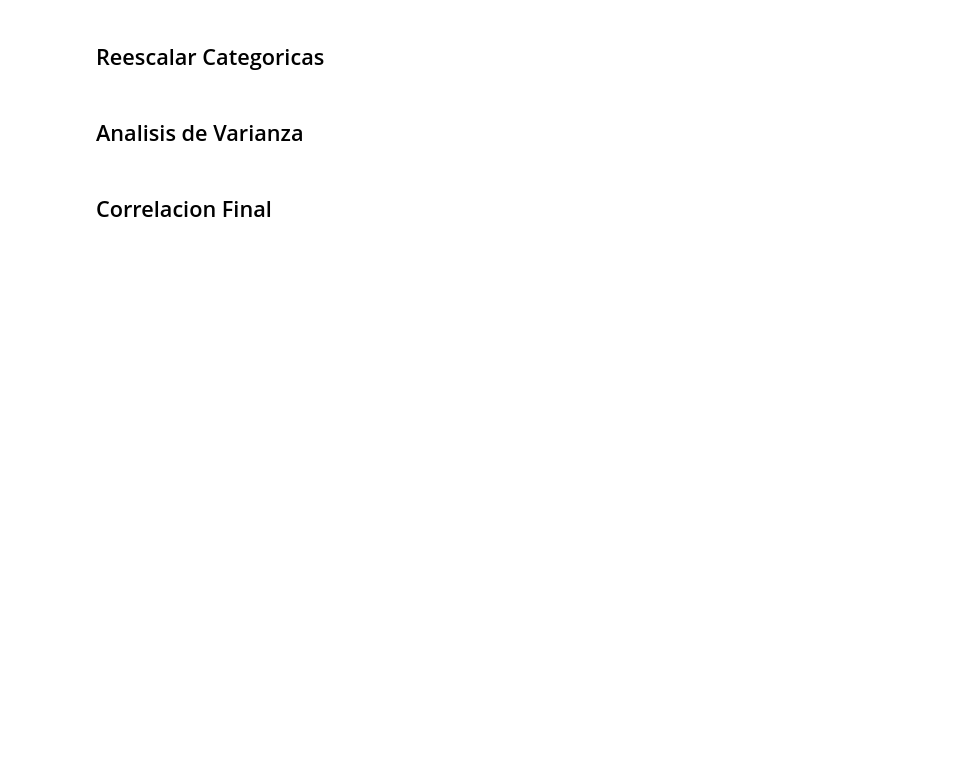
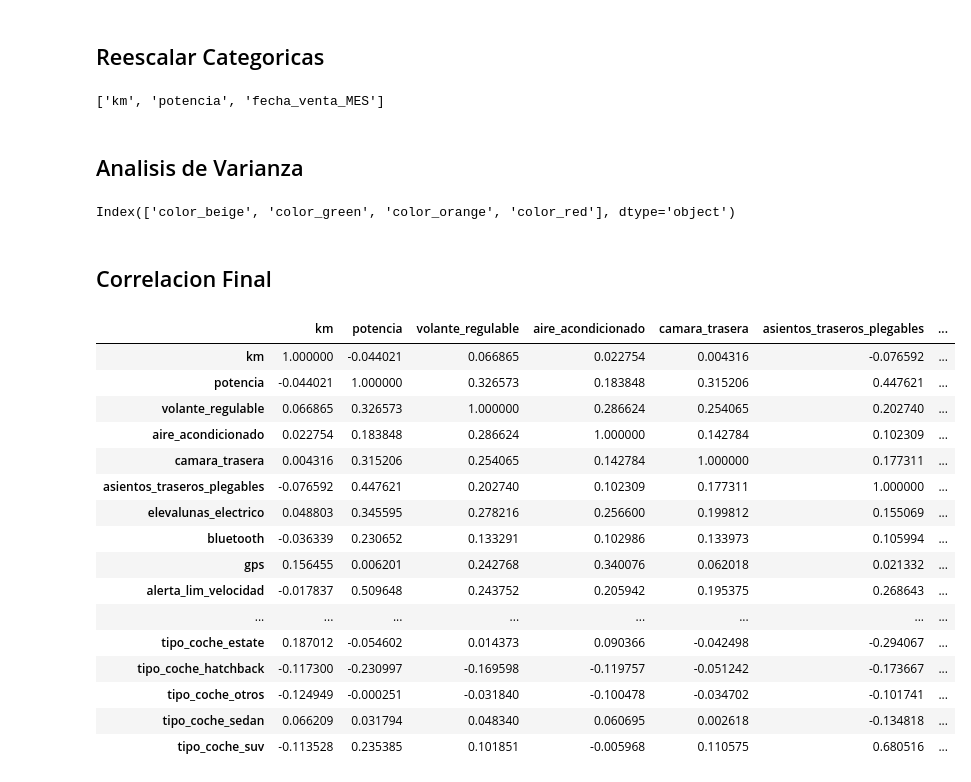
Before and after one commit to rsteelh/bmw-pricing, a Jupyter notebook: entregable1-rs.ipynb, the cells around one changed output. Drawn from its saved outputs; the diff is of its cells as text; code cells hidden in the pictures; blank space fills up the shorter version.

```diff
--- a/entregable1-rs.ipynb
+++ b/entregable1-rs.ipynb
@@ -271 +639,5 @@ df6.shape
+# %%
+lnum2
+# %% [output]
+['km', 'potencia', 'fecha_venta_MES']
 # %%
@@ -273,8 +645,17 @@ df6=pd.get_dummies(data=df6 ,columns=lcat)
+# %%
+minMaxResultado=MinMaxScaler()
+df7[lnum2]=minMaxResultado.fit_transform(df7[lnum2])
+# %%
+for i in df7:
+    if df7[i].dtype.kind=="b":
+        df7[i]=df7[i].astype(int)
 # %% [markdown]
 ## Analisis de Varianza
 # %%
 vt = VarianceThreshold(threshold = 0.01)
-vt.fit(df6)
+vt.fit(df7)
 
-cols_lowvar = df6.columns[vt.get_support()==False]
+cols_lowvar = df7.columns[vt.get_support()==False]
 cols_lowvar
+# %% [output]
+Index(['color_beige', 'color_green', 'color_orange', 'color_red'], dtype='object')
@@ -283,5 +662,25 @@ df6=df6.drop(columns=['color_beige', 'color_green', 'color_orange', 'color_red']
+# %%
+df7=df7.drop(columns=cols_lowvar)
 # %% [markdown]
 ## Correlacion Final
 # %%
-corr2 = df6.corr(numeric_only = True)
+corr2 = df7.corr(numeric_only = True)
 corr2.style.background_gradient(cmap='coolwarm')
+# %% [output]
+|  | km | potencia | volante_regulable | aire_acondicionado | camara_trasera | asientos_traseros_plegables | ... |
+| km | 1.000000 | -0.044021 | 0.066865 | 0.022754 | 0.004316 | -0.076592 | ... |
+| potencia | -0.044021 | 1.000000 | 0.326573 | 0.183848 | 0.315206 | 0.447621 | ... |
+| volante_regulable | 0.066865 | 0.326573 | 1.000000 | 0.286624 | 0.254065 | 0.202740 | ... |
+| aire_acondicionado | 0.022754 | 0.183848 | 0.286624 | 1.000000 | 0.142784 | 0.102309 | ... |
+| camara_trasera | 0.004316 | 0.315206 | 0.254065 | 0.142784 | 1.000000 | 0.177311 | ... |
+| asientos_traseros_plegables | -0.076592 | 0.447621 | 0.202740 | 0.102309 | 0.177311 | 1.000000 | ... |
+| elevalunas_electrico | 0.048803 | 0.345595 | 0.278216 | 0.256600 | 0.199812 | 0.155069 | ... |
+| bluetooth | -0.036339 | 0.230652 | 0.133291 | 0.102986 | 0.133973 | 0.105994 | ... |
+| gps | 0.156455 | 0.006201 | 0.242768 | 0.340076 | 0.062018 | 0.021332 | ... |
+| alerta_lim_velocidad | -0.017837 | 0.509648 | 0.243752 | 0.205942 | 0.195375 | 0.268643 | ... |
+| ... | ... | ... | ... | ... | ... | ... | ... |
+| tipo_coche_estate | 0.187012 | -0.054602 | 0.014373 | 0.090366 | -0.042498 | -0.294067 | ... |
+| tipo_coche_hatchback | -0.117300 | -0.230997 | -0.169598 | -0.119757 | -0.051242 | -0.173667 | ... |
+| tipo_coche_otros | -0.124949 | -0.000251 | -0.031840 | -0.100478 | -0.034702 | -0.101741 | ... |
+| tipo_coche_sedan | 0.066209 | 0.031794 | 0.048340 | 0.060695 | 0.002618 | -0.134818 | ... |
+| tipo_coche_suv | -0.113528 | 0.235385 | 0.101851 | -0.005968 | 0.110575 | 0.680516 | ... |
```
Also changed, not shown: parts of 46 cells of this notebook.
